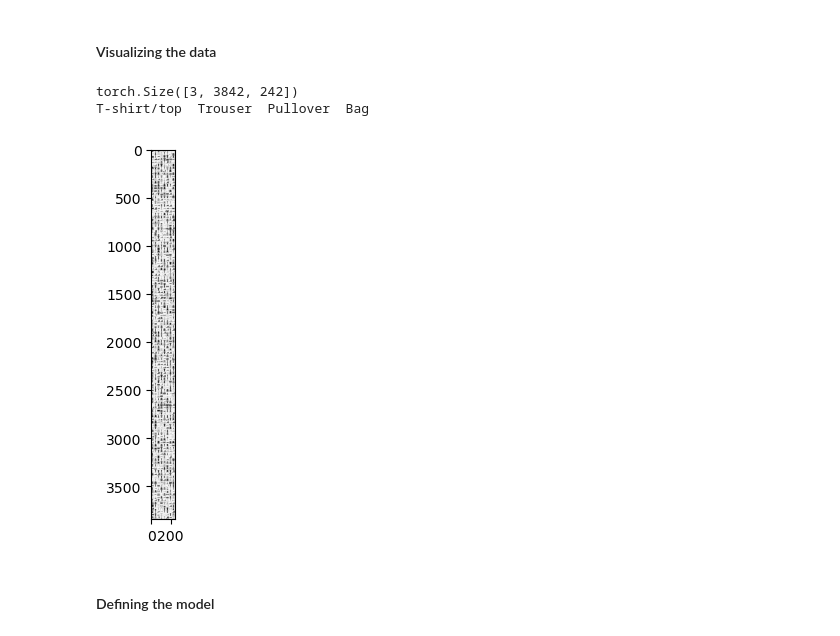
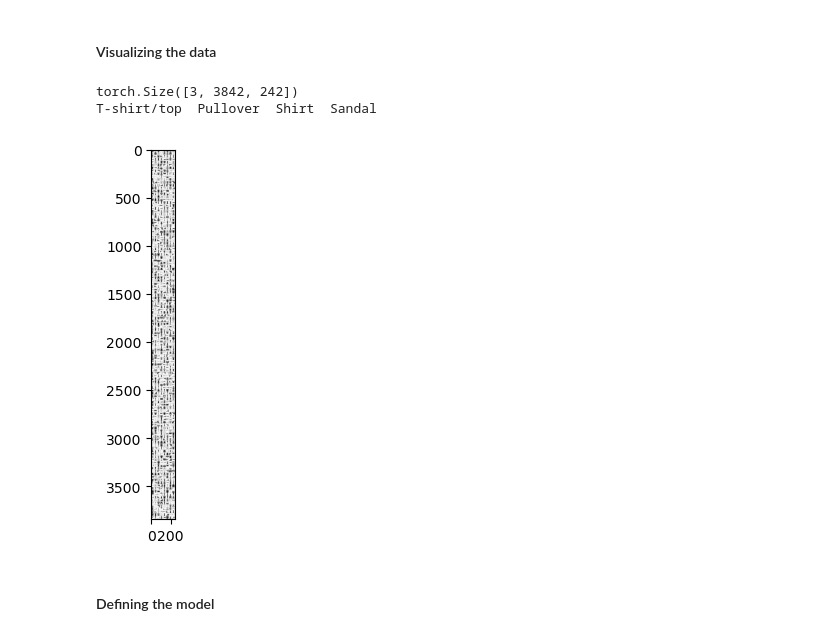
Before and after one commit to gabriel-rusu/augment-aid-ml, a Jupyter notebook: src/notebooks/gan-training.ipynb, the cells around one changed output. Saved outputs shown, nothing was run; the diff lists cells and outputs as text; code cells hidden in the pictures.

```diff
--- a/src/notebooks/gan-training.ipynb
+++ b/src/notebooks/gan-training.ipynb
@@ -27,23 +26,10 @@ BATCH_SIZE = 1024
 # %% [markdown]
 #### Downloading and preparing the data
 # %%
-transform = transforms.Compose(
-    [transforms.ToTensor(),
-     transforms.Normalize((0.5,), (0.5,))])
-
-# Create datasets for training & validation, download if necessary
-training_set = torchvision.datasets.FashionMNIST(Paths.DATA_DIR, train=True, transform=transform, download=True)
-validation_set = torchvision.datasets.FashionMNIST(Paths.DATA_DIR, train=False, transform=transform, download=True)
-
-# Create data loaders for our datasets; shuffle for training, not for validation
-training_loader = DataLoader(training_set, batch_size=BATCH_SIZE, shuffle=True, num_workers=8)
-validation_loader = DataLoader(validation_set, batch_size=BATCH_SIZE, shuffle=False, num_workers=8)
-
-# Class labels
-classes = ('T-shirt/top', 'Trouser', 'Pullover', 'Dress', 'Coat',
-           'Sandal', 'Shirt', 'Sneaker', 'Bag', 'Ankle Boot')
+fashionMNISTDataModule = FashionMNISTDataModule(Paths.DATA_DIR, BATCH_SIZE)
+fashionMNISTDataModule.setup('fit')
 
 # Report split sizes
-print('Training set has {} instances'.format(len(training_set)))
-print('Validation set has {} instances'.format(len(validation_set)))
+print('Training set has {} instances'.format(len(fashionMNISTDataModule.train_dataloader()) * BATCH_SIZE))
+print('Validation set has {} instances'.format(len(fashionMNISTDataModule.val_dataloader()) * BATCH_SIZE))
 # %% [output]
@@ -60,17 +45,17 @@ discriminator_input_dim = input_channels + num_classes
 # %% [markdown]
 #### Visualizing the data
 # %%
-dataiter = iter(training_loader)
+dataiter = iter(fashionMNISTDataModule.train_dataloader())
 images, labels = next(dataiter)
 
 # Create a grid from the images and show them
 img_grid = torchvision.utils.make_grid(images)
 matplotlib_imshow(img_grid, one_channel=True)
-print('  '.join(classes[labels[j]] for j in range(4)))
+print('  '.join(fashionMNISTDataModule.dataset_classes()[labels[j]] for j in range(4)))
 # %% [output]
 torch.Size([3, 3842, 242])
-T-shirt/top  Trouser  Pullover  Bag
+T-shirt/top  Pullover  Shirt  Sandal
-[figure, old version]
+[figure, new version]
 # %% [markdown]
 #### Defining the model
 # %%
```
Also changed, not shown: parts of 5 cells of this notebook, 8 other files.
